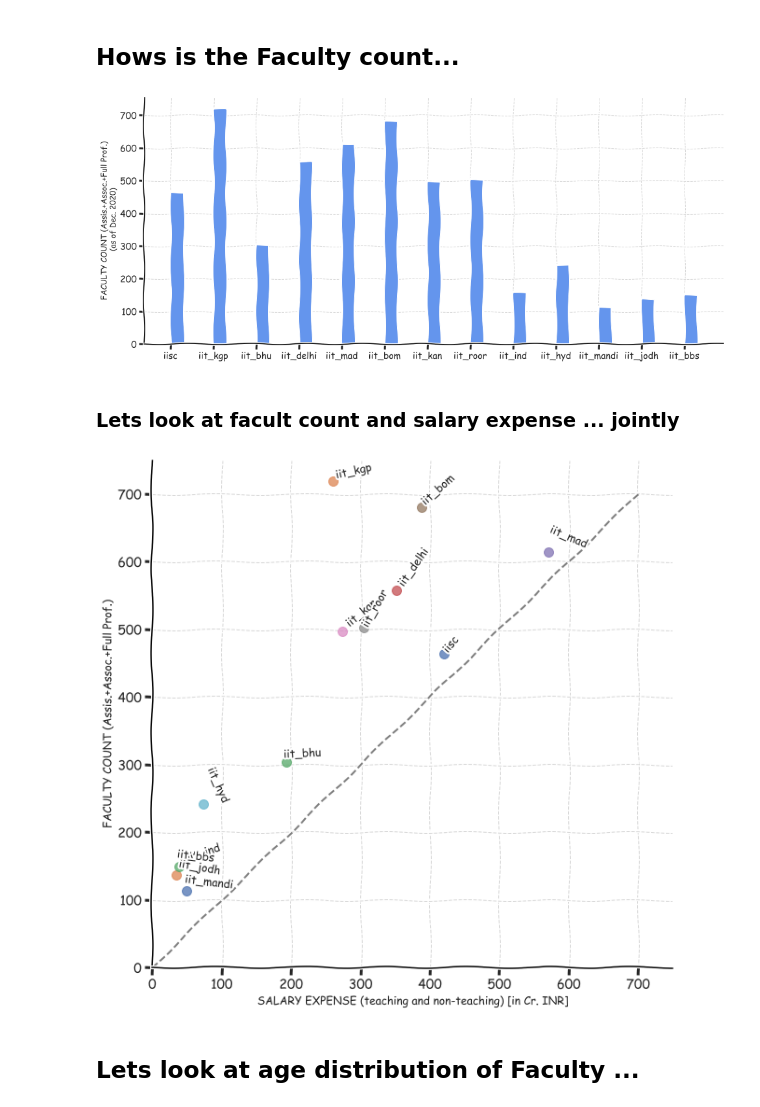
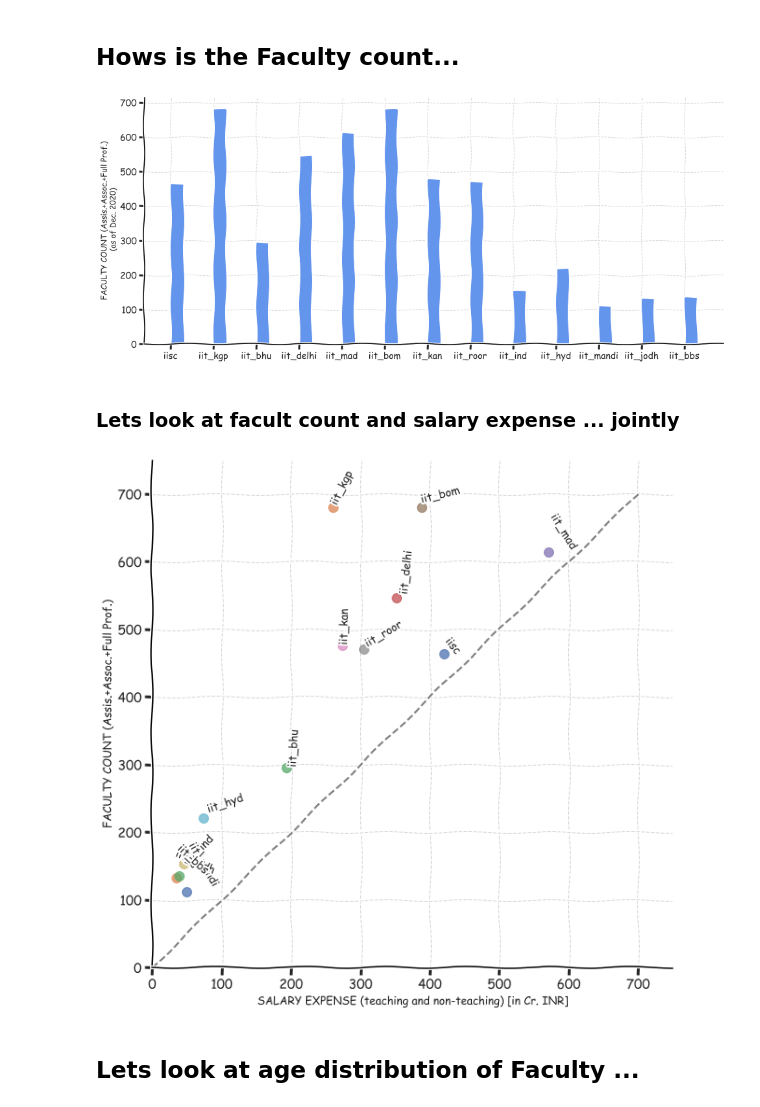
Before and after one commit to neerajww/myblog, a Jupyter notebook: _notebooks/2021-06-23-indian_institutes_nirf.ipynb, the cells around one changed output. Cells and saved outputs as stored; diff of their text form; code cells hidden in the pictures.

Commit message:
added indian faculty base visualization

```diff
--- a/_notebooks/2021-06-23-indian_institutes_nirf.ipynb
+++ b/_notebooks/2021-06-23-indian_institutes_nirf.ipynb
@@ -383,7 +437,7 @@ keys_1 = ['staff_salaries']
 
 val_fac_count = []
 for institute in institutes:
-    val_fac_count.append(len(df_fac[df_fac['institute']==institute]))
+    val_fac_count.append(len(df_fac[(df_fac['institute']==institute) & (df_fac['left']==0)]))
 
 with plt.xkcd():
     fig = plt.subplots(figsize=[16,7])
@@ -405,7 +459,7 @@ with plt.xkcd():
     #     ax.figure.savefig(path_store_figure+"dicova_track_2_dur"+fmt, bbox_inches='tight')
     plt.show()
 # %% [output]
-[figure, old version]
+[figure, new version]
 # %% [markdown]
 ### Lets look at facult count and salary expense ... jointly
 # %%
@@ -415,35 +469,35 @@ data = {}
 keys_1 = ['staff_salaries']
 
 val_fac_count = []
 for institute in institutes:
-    val_fac_count.append(len(df_fac[df_fac['institute']==institute]))
+    val_fac_count.append(len(df_fac[(df_fac['institute']==institute)& (df_fac['left']==0)]))
 
 with plt.xkcd():
     fig = plt.subplots(figsize=[10,10])
     ax = plt.subplot(1,1,1)
     FS = 14
 
     clr = ['cornflowerblue','lightcoral']
     for i in range(len(institutes)):
         ax.scatter(df_admin['staff_salaries'].values[i]/1e7,val_fac_count[i],s=100,alpha=.75)
         plt.text(df_admin['staff_salaries'].values[i]/1e7+np.random.randint(-5,5),val_fac_count[i]+np.random.randint(0,10),
                  institutes[i],fontsize=FS-2, rotation=np.random.randint(-90,90))
     ax.plot([0,700],[0,700],'--',c='black',alpha=0.5)
     plt.xticks(fontsize=FS)
     plt.yticks(fontsize=FS)
     ax.spines['top'].set_visible(False)
     ax.spines['right'].set_visible(False)
     ax.set_xlabel('SALARY EXPENSE (teaching and non-teaching) [in Cr. INR]')
     ax.set_ylabel('FACULTY COUNT (Assis.+Assoc.+Full Prof.)')
     ax.grid(color='gray', linestyle='--', linewidth=1,alpha=.3)
     ax.set_xlim([0,750])
     ax.set_ylim([0,750])
     # fmt = '.pdf'
     # if fig_save:
     #     ax.figure.savefig(path_store_figure+"dicova_track_2_dur"+fmt, bbox_inches='tight')
     plt.show()
 # %% [output]
-[figure, old version]
+[figure, new version]
 # %% [markdown]
 ## Lets look at age distribution of Faculty ...
 # %%
```
Also changed, not shown: parts of 13 cells of this notebook.
